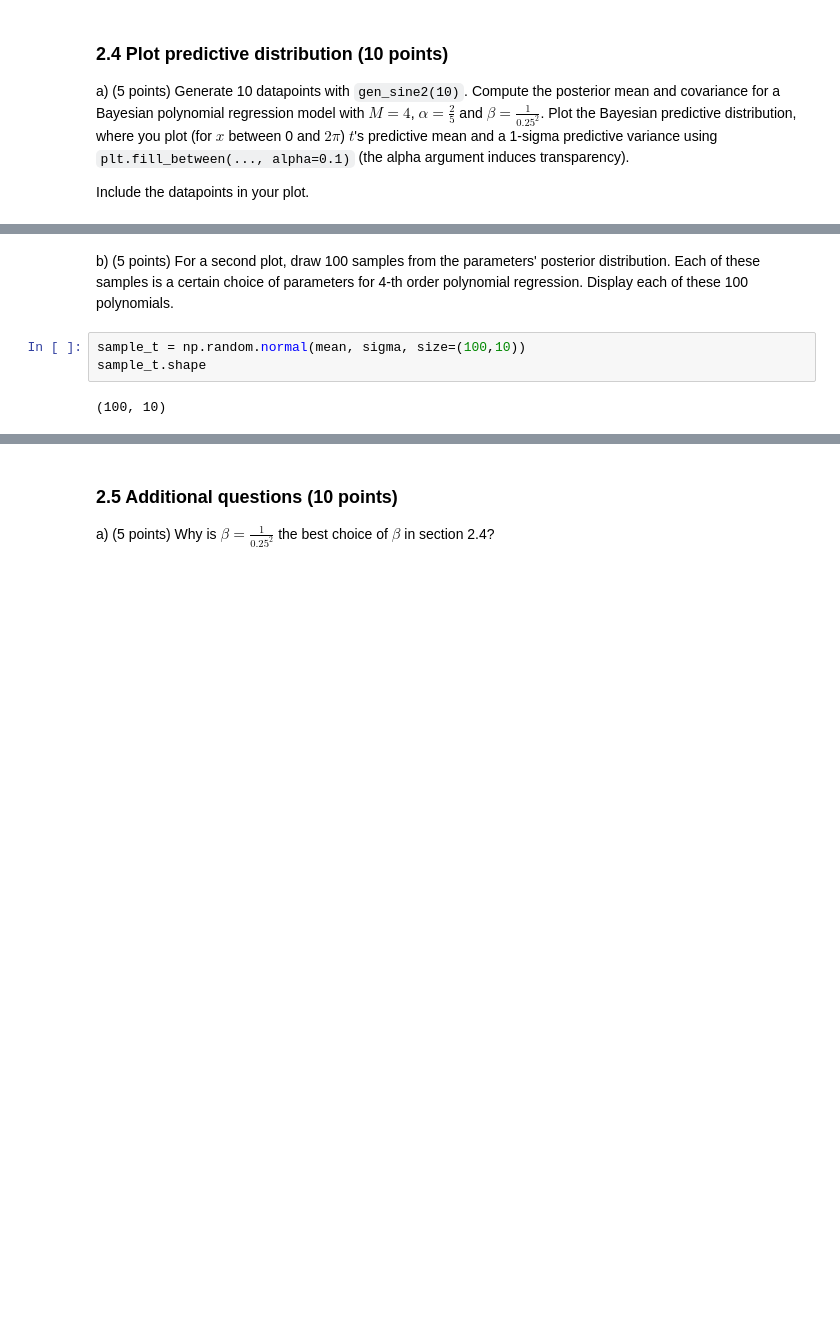
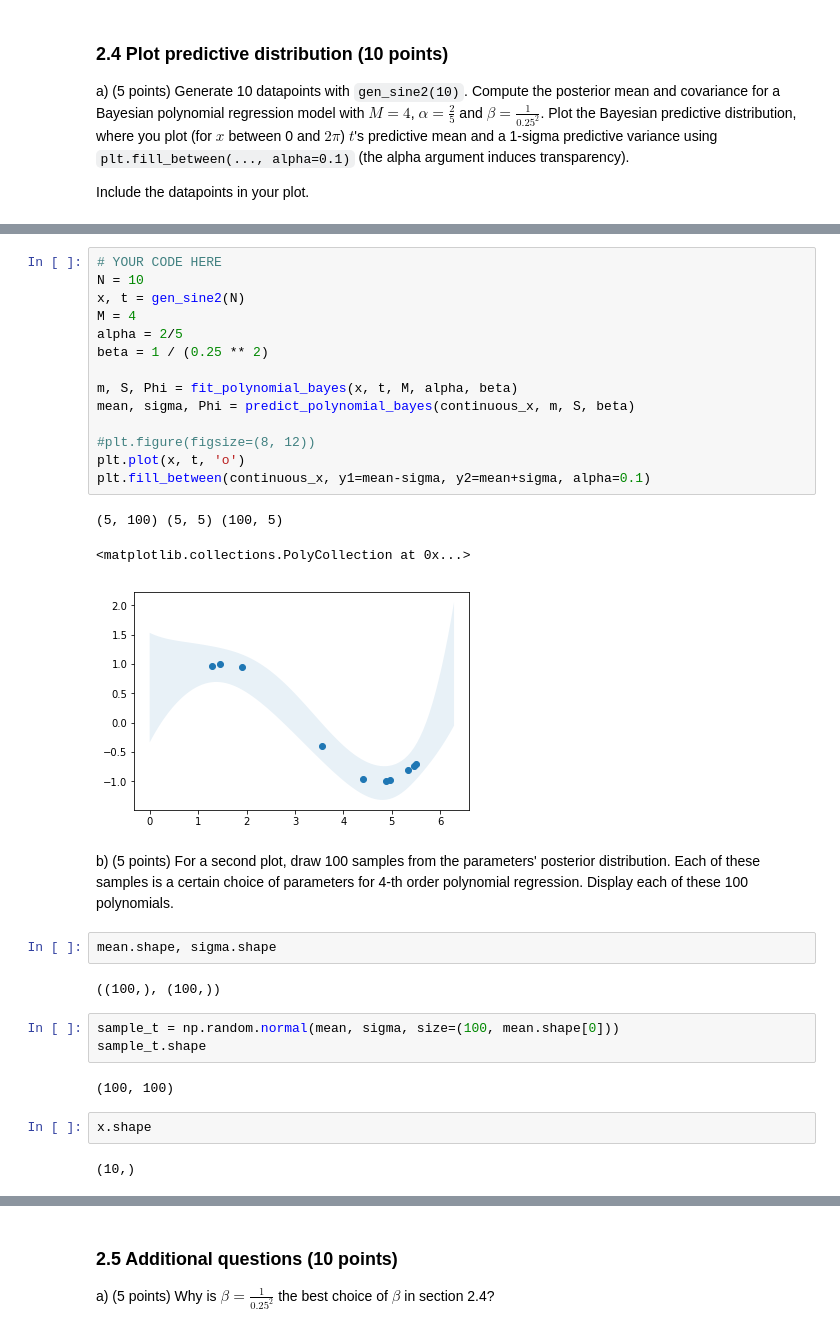
Before and after one commit to Curlykonda/machine-learning-1, a Jupyter notebook: lab1/lab1-daniel.ipynb, the cells around one changed output, grey strips where cells are left out. Saved outputs shown, nothing was run; the diff lists cells and outputs as text; blank space fills up the shorter version.

```diff
--- a/lab1/lab1-daniel.ipynb
+++ b/lab1/lab1-daniel.ipynb
@@ -695,8 +711,34 @@ plt.fill_between(x, y1=mean-sigma, y2=mean+sigma, alpha=0.1)
+# %%
+# YOUR CODE HERE
+N = 10
+x, t = gen_sine2(N)
+M = 4
+alpha = 2/5
+beta = 1 / (0.25 ** 2)
+
+m, S, Phi = fit_polynomial_bayes(x, t, M, alpha, beta)
+mean, sigma, Phi = predict_polynomial_bayes(continuous_x, m, S, beta)
+
+#plt.figure(figsize=(8, 12))
+plt.plot(x, t, 'o')
+plt.fill_between(continuous_x, y1=mean-sigma, y2=mean+sigma, alpha=0.1)
+# %% [output]
+(5, 100) (5, 5) (100, 5)
+<matplotlib.collections.PolyCollection at 0x...>
+[figure, added]
 # %% [markdown]
 b) (5 points) For a second plot, draw 100 samples from the parameters' posterior distribution. Each of these samples is a certain choice of parameters for 4-th order polynomial regression.
 Display each of these 100 polynomials.
+# %%
+mean.shape, sigma.shape
+# %% [output]
+((100,), (100,))
 # %%
-sample_t = np.random.normal(mean, sigma, size=(100,10))
+sample_t = np.random.normal(mean, sigma, size=(100, mean.shape[0]))
 sample_t.shape
 # %% [output]
-(100, 10)
+(100, 100)
+# %%
+x.shape
+# %% [output]
+(10,)
```
Also changed, not shown: parts of 14 cells of this notebook, 1 other file.
